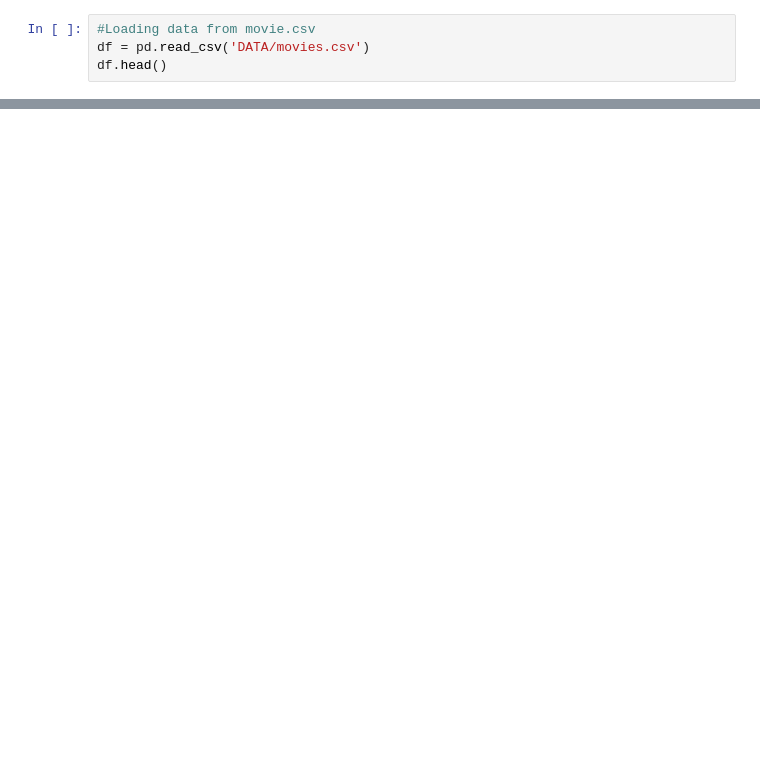
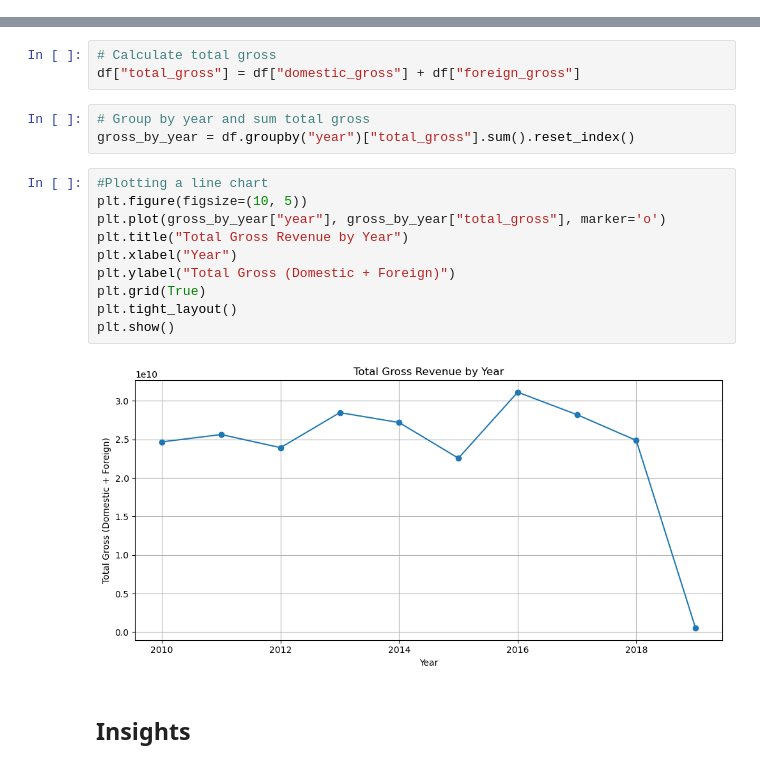
Before and after one commit to DianaMayalo/Phase-2-Project, a Jupyter notebook: EDA.ipynb, the cells around one changed output, grey strips where cells are left out. Drawn from its saved outputs; the diff is of its cells as text; blank space fills up the shorter version.

```diff
--- a/EDA.ipynb
+++ b/EDA.ipynb
@@ -7,4 +7,0 @@ import seaborn as sns
-# %%
-#Loading data from movie.csv
-df = pd.read_csv('DATA/movies.csv')
-df.head()
@@ -17,0 +8,20 @@ df.head()
+# %%
+# Calculate total gross
+df["total_gross"] = df["domestic_gross"] + df["foreign_gross"]
+# %%
+# Group by year and sum total gross
+gross_by_year = df.groupby("year")["total_gross"].sum().reset_index()
+# %%
+#Plotting a line chart
+plt.figure(figsize=(10, 5))
+plt.plot(gross_by_year["year"], gross_by_year["total_gross"], marker='o')
+plt.title("Total Gross Revenue by Year")
+plt.xlabel("Year")
+plt.ylabel("Total Gross (Domestic + Foreign)")
+plt.grid(True)
+plt.tight_layout()
+plt.show()
+# %% [output]
+[figure, added]
+# %% [markdown]
+## Insights
```
Also changed, not shown: parts of 36 cells of this notebook, 1 other file.
